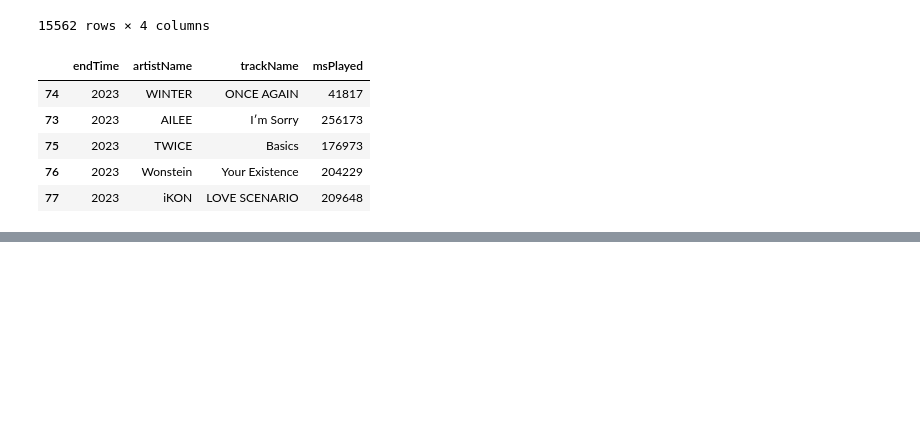
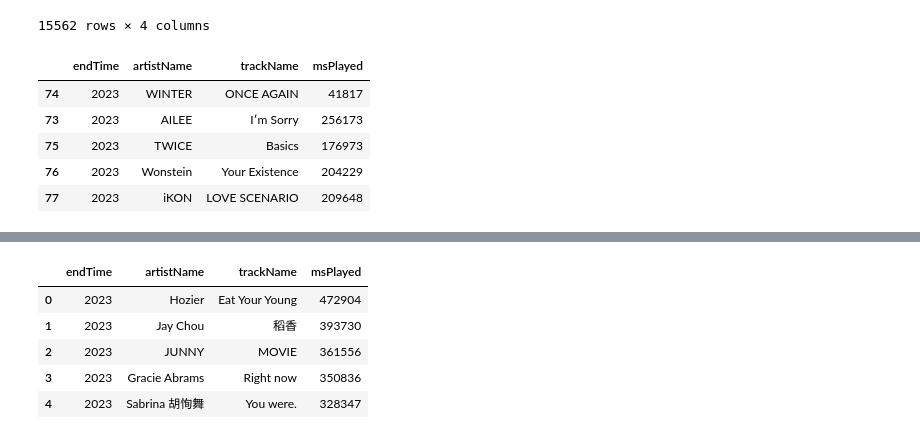
Before and after one commit to kellyhum/spotify-wrapped, a Jupyter notebook: spotify-wrapped.ipynb, the cells around one changed output, grey strips where cells are left out. Saved outputs shown, nothing was run; the diff lists cells and outputs as text; code cells hidden in the pictures; blank space fills up the shorter version.

```diff
--- a/spotify-wrapped.ipynb
+++ b/spotify-wrapped.ipynb
@@ -99 +123,14 @@ top_5_artists_ascending = top_5_artists.sort_values(by='Number of Tracks Played'
+# %%
+# top 5 songs? --------------------------------------
+# make a new df w/ only the top 5 songs
+top_5_songs = songs_only_current_year.loc[:4]
+
+top_5_songs
+# %% [output]
+|  | endTime | artistName | trackName | msPlayed |
+| 0 | 2023 | Hozier | Eat Your Young | 472904 |
+| 1 | 2023 | Jay Chou | 稻香 | 393730 |
+| 2 | 2023 | JUNNY | MOVIE | 361556 |
+| 3 | 2023 | Gracie Abrams | Right now | 350836 |
+| 4 | 2023 | Sabrina 胡恂舞 | You were. | 328347 |
 # %%
```
Also changed, not shown: parts of 7 cells of this notebook.
